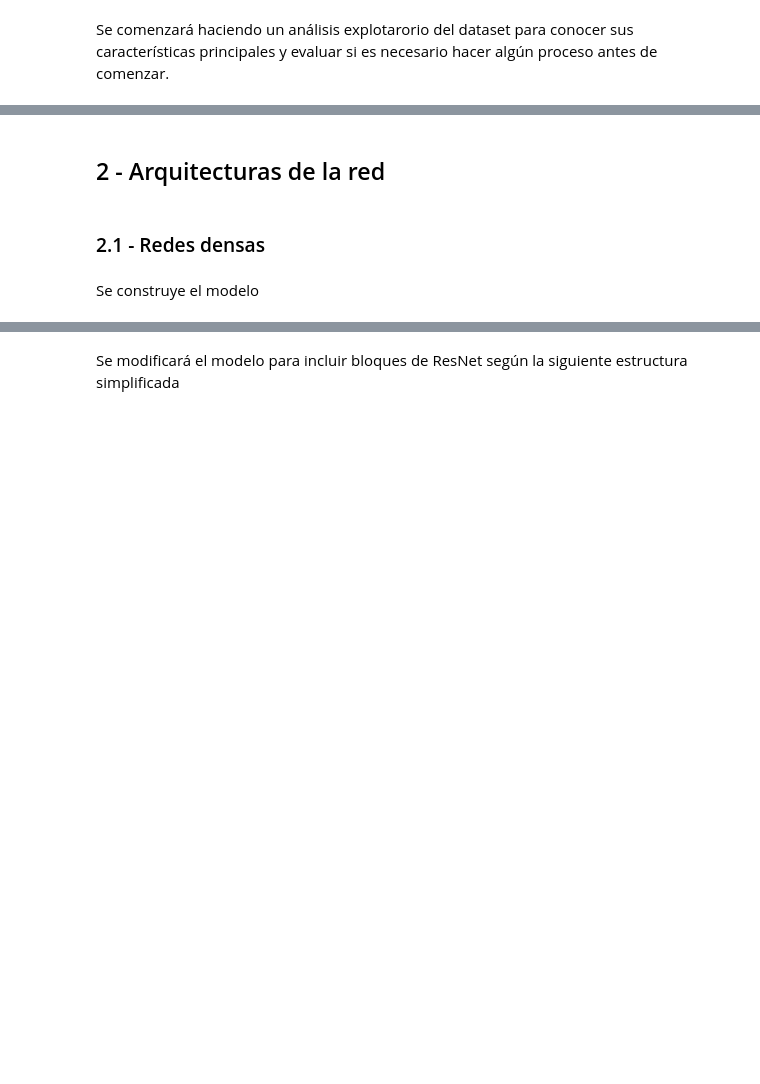
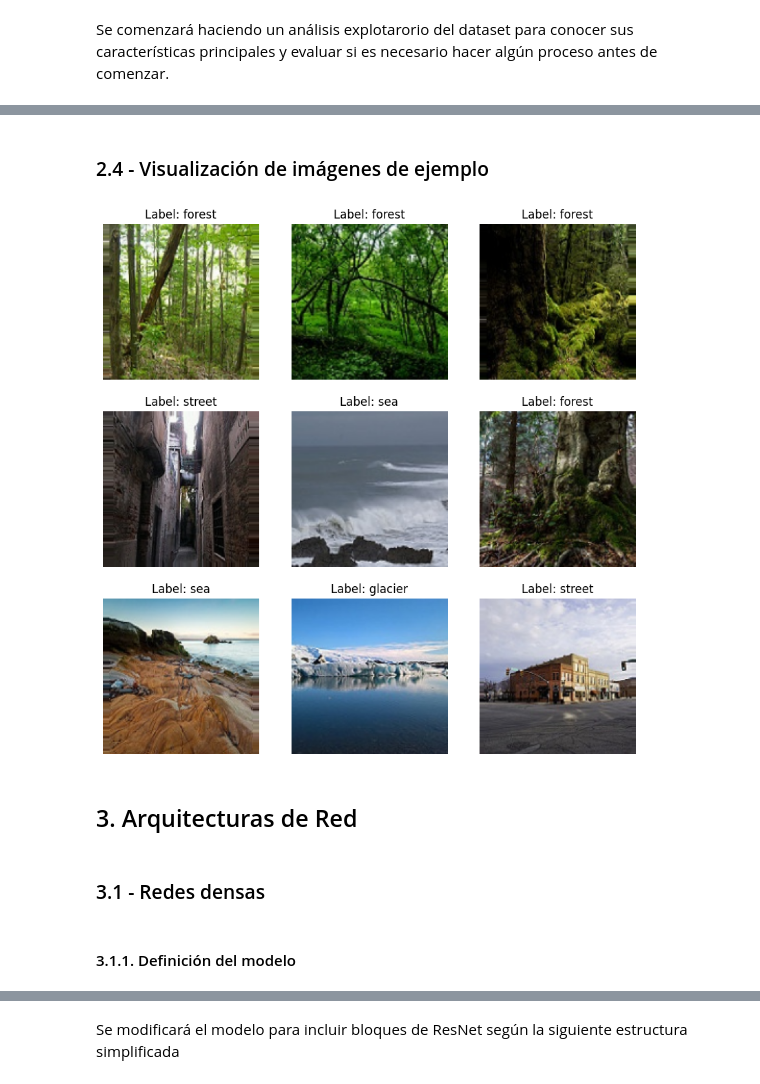
Before and after one commit to salvanya/DeepLearning_TP1, a Jupyter notebook: Image_classification.ipynb, the cells around one changed output, grey strips where cells are left out. Saved outputs shown, nothing was run; the diff lists cells and outputs as text; code cells hidden in the pictures; blank space fills up the shorter version.

```diff
--- a/Image_classification.ipynb
+++ b/Image_classification.ipynb
@@ -143,10 +121,0 @@ Se visualizan algunos datos de ejemplo
-# %%
-# Muestra algunas imágenes de ejemplo
-plt.figure(figsize=(10, 10))
-for images, labels in train_ds.take(1):
-  for i in range(9):
-    ax = plt.subplot(3, 3, i + 1)
-    plt.imshow(images[i].numpy().astype("uint8"))
-    class_idx = list(labels[i]).index(1)
-    plt.title(class_names[class_idx])
-    plt.axis("off")
@@ -274,7 +304,27 @@ plt.show()
+# %% [markdown]
+### 2.4 - Visualización de imágenes de ejemplo
+# %%
+# Obtener las etiquetas de las clases
+class_labels = list(train_generator.class_indices.keys())
+
+# Mostrar algunas imagenes de ejemplo del traing set con etiquetas
+sample_images, sample_labels = next(train_generator)
+plt.figure(figsize=(10, 10))
+for i in range(9):
+    ax = plt.subplot(3, 3, i + 1)
+    plt.imshow(sample_images[i])
+    label_index = sample_labels[i].argmax()
+    plt.title(f'Label: {class_labels[label_index]}')
+    plt.axis("off")
+plt.show()
+# %% [output]
+[figure, added]
 # %% [markdown]
-## 2 - Arquitecturas de la red
+## 3. Arquitecturas de Red
 # %% [markdown]
-### 2.1 - Redes densas
+### 3.1 - Redes densas
+# %% [markdown]
+#### 3.1.1. Definición del modelo
 # %%
 def build_classification_model(num_layers, num_neurons, input_shape):
     i = Input(input_shape, dtype=tf.float32)
@@ -294,5 +344,3 @@ def build_classification_model(num_layers, num_neurons, input_shape):
     model.add(Dense(6, activation='softmax'))  # Capa de salida para clasificación multiclase
     model.compile(optimizer='adam', loss='categorical_crossentropy', metrics=['accuracy'])
     return model
-# %% [markdown]
-Se construye el modelo
```
Also changed, not shown: parts of 115 cells of this notebook.
